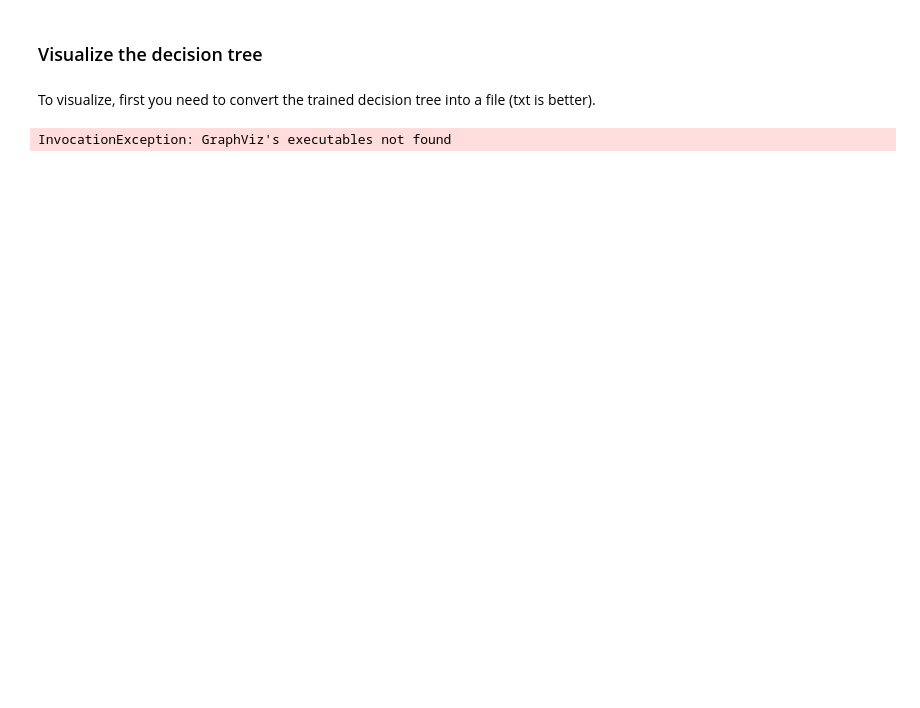
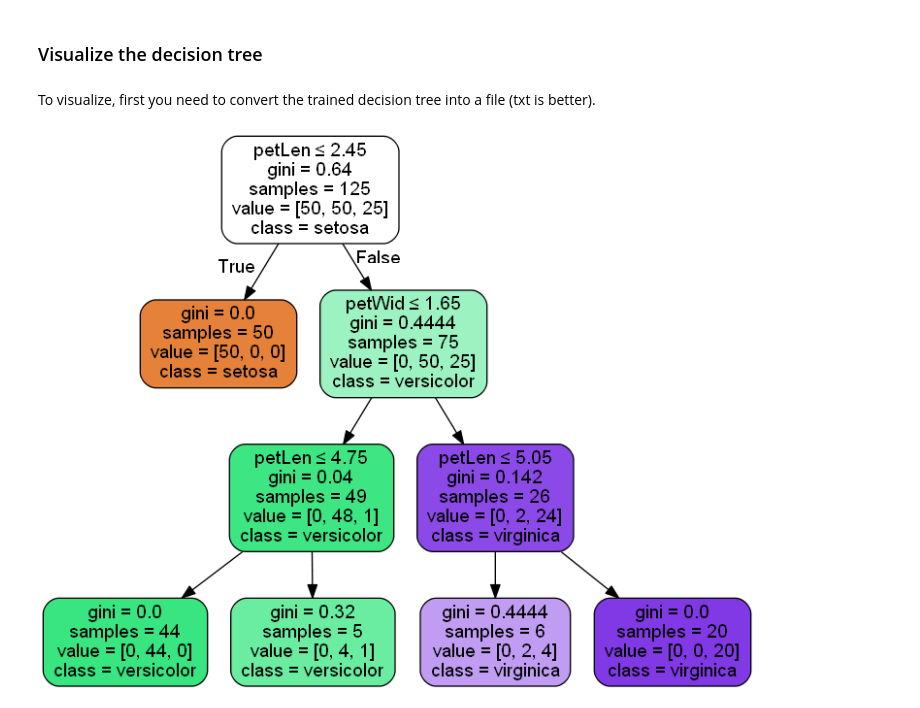
Before and after one commit to yazdipour/DataMining_UniClass, a Jupyter notebook: Class IPython Practice/dm15_classification2.ipynb, the cells around one changed output. Saved outputs shown, nothing was run; the diff lists cells and outputs as text; code cells hidden in the pictures; blank space fills up the shorter version.

```diff
--- a/Class IPython Practice/dm15_classification2.ipynb
+++ b/Class IPython Practice/dm15_classification2.ipynb
@@ -98,2 +102,0 @@ data.head()
-# %%
-data.columns = ['sepLen', 'sepWid', 'petLen', 'petWid', 'class']
@@ -233,10 +228,0 @@ import pydotplus
-# %%
-## pip install pydotplus
-import pydotplus
-dotfile = open("./data.dot", 'w')
-tree.export_graphviz(clf_gini, out_file=dotfile, feature_names = data.columns)
-dotfile.close()
-graph = pydotplus.graph_from_dot_file("data.dot")
-graph.create_pdf()#"irisGiniClassifier.pdf")
-# %% [output]
-InvocationException: GraphViz's executables not found
@@ -247,9 +229,12 @@ graph.create_pdf
 # %%
+import pydotplus
 from IPython.display import Image
-dot_data = tree.export_graphviz(clf, out_file=None,
-                         feature_names=iris.feature_names,
+dot_data = tree.export_graphviz(clf_gini, out_file=None,
+                         feature_names=data.columns,
                          class_names=iris.target_names,
                          filled=True, rounded=True,
                          special_characters=True)
 graph = pydotplus.graph_from_dot_data(dot_data)
 Image(graph.create_png())
+# %% [output]
+[figure, added]
```
Also changed, not shown: parts of 16 cells of this notebook, 4 other files.
